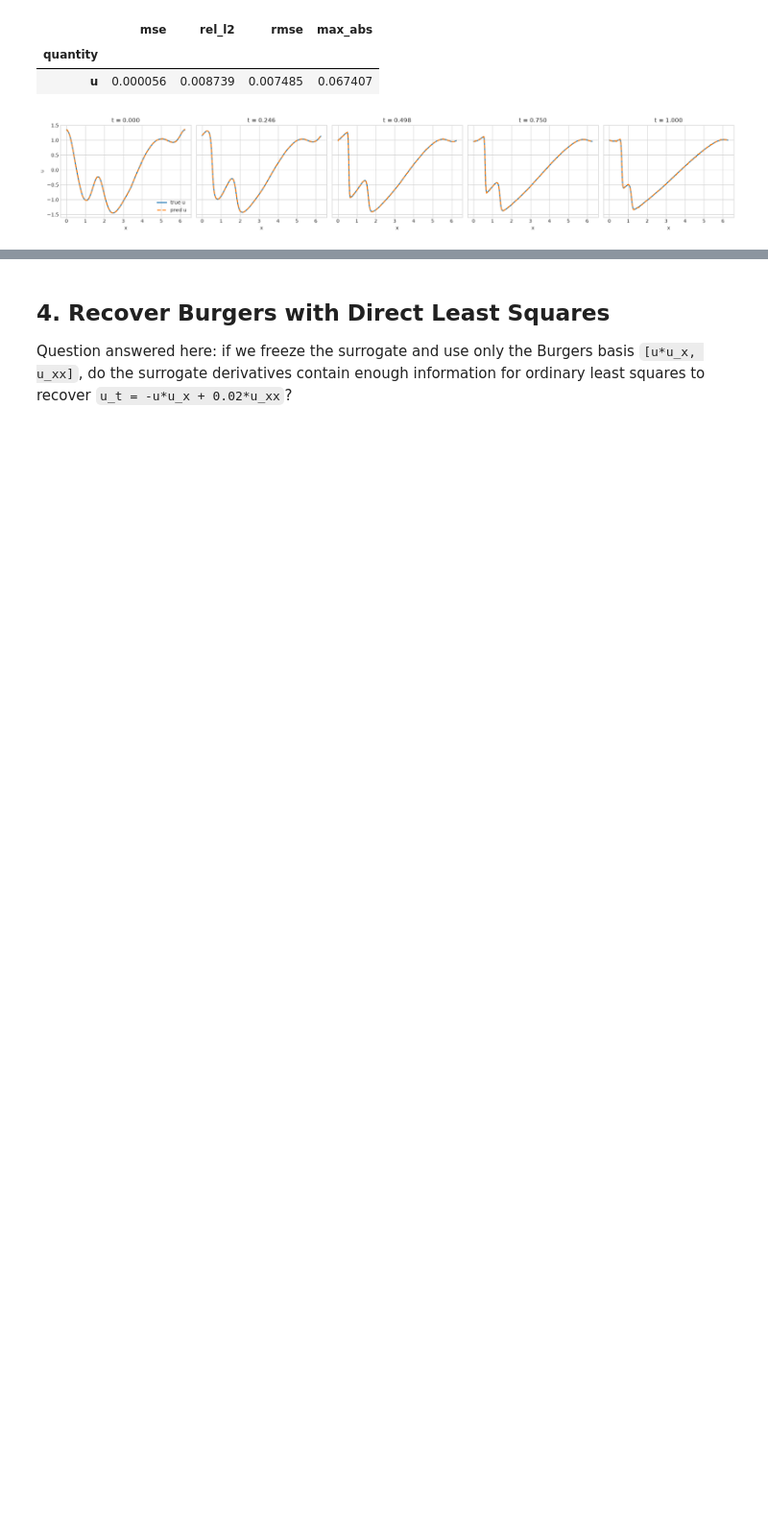
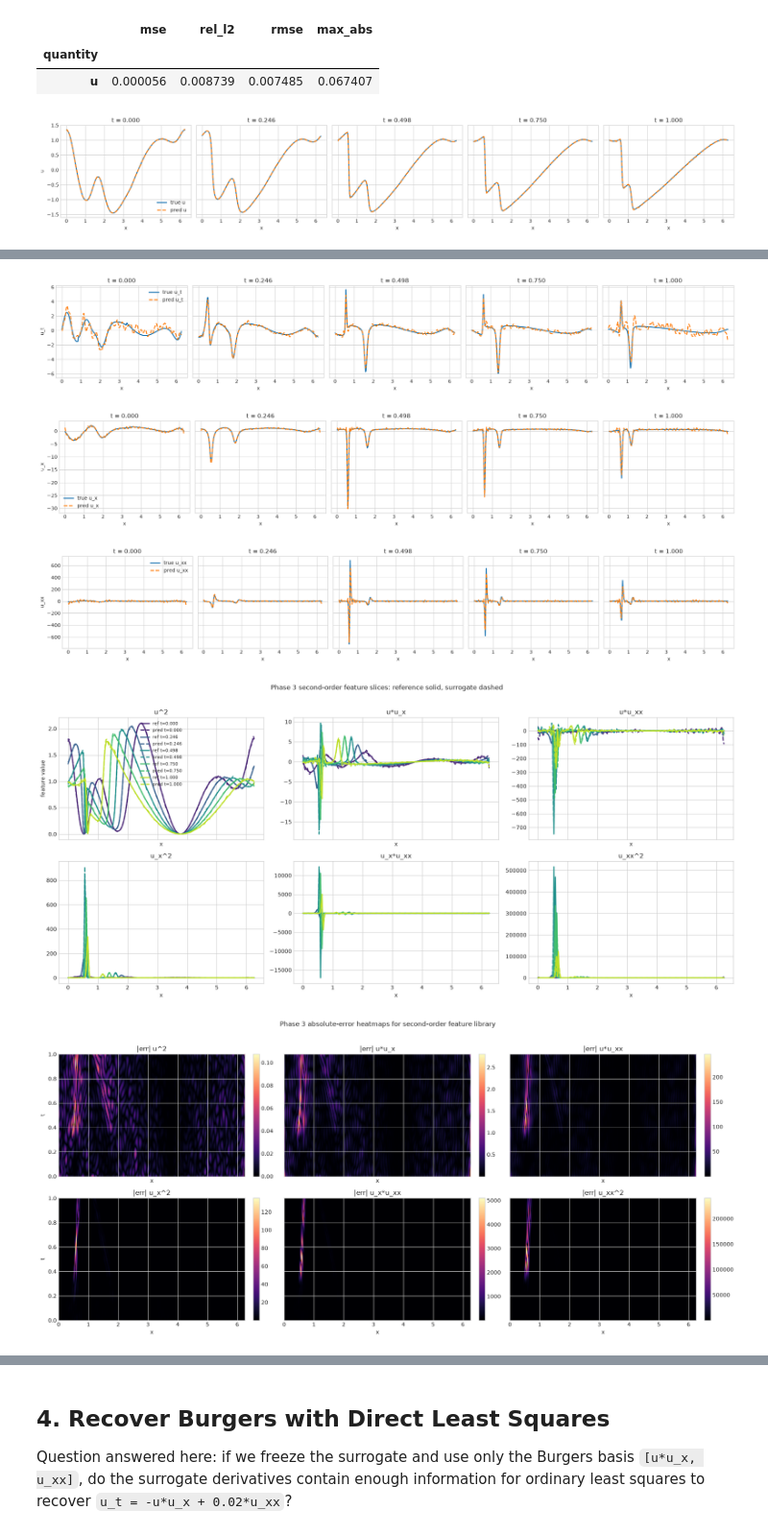
Before and after one commit to ryuFromCaillou/pde_stuff, a Jupyter notebook: notebook/diagnostics/burgers_minimal_discovery_story.ipynb, the cells around one changed output, grey strips where cells are left out. Shown at 96% size. Drawn from its saved outputs; the diff is of its cells as text; code cells hidden in the pictures; blank space fills up the shorter version.

```diff
--- a/notebook/diagnostics/burgers_minimal_discovery_story.ipynb
+++ b/notebook/diagnostics/burgers_minimal_discovery_story.ipynb
@@ -341,0 +482,80 @@ for quantity, ref_key in [("u_t", "u_t"), ("u_x", "u_x"), ("u_xx", "u_xx")]:
+# %%
+for quantity, ref_key in [("u_t", "u_t"), ("u_x", "u_x"), ("u_xx", "u_xx")]:
+    plot_time_slices(
+        x_grid,
+        reference[ref_key]["physical"],
+        pred_grid=surrogate_fields[quantity],
+        time_values=t_grid,
+        title_prefix=quantity,
+        slice_indices=slice_indices,
+    )
+
+phase3_slice_colors = plt.cm.viridis(np.linspace(0.1, 0.9, len(slice_indices)))
+fig, axes = plt.subplots(2, 3, figsize=(18, 8), sharex=True)
+axes = axes.ravel()
+for ax, feature_name in zip(axes, phase3_second_order_feature_names):
+    ref_grid = phase3_reference_feature_grids[feature_name]
+    pred_grid = phase3_surrogate_feature_grids[feature_name]
+    for color, idx in zip(phase3_slice_colors, slice_indices):
+        label_ref = f"ref t={t_grid[idx]:.3f}"
+        label_pred = f"pred t={t_grid[idx]:.3f}"
+        ax.plot(x_grid, ref_grid[idx], color=color, linewidth=2, label=label_ref)
+        ax.plot(x_grid, pred_grid[idx], color=color, linestyle="--", linewidth=2, label=label_pred)
+    ax.set_title(feature_name)
+    ax.set_xlabel("x")
+axes[0].set_ylabel("feature value")
+handles, labels = axes[0].get_legend_handles_labels()
+axes[0].legend(handles[: 2 * len(slice_indices)], labels[: 2 * len(slice_indices)], loc="best", fontsize=8)
+fig.suptitle("Phase 3 second-order feature slices: reference solid, surrogate dashed", y=1.02)
+plt.tight_layout()
+plt.show()
+
+fig, axes = plt.subplots(2, 3, figsize=(18, 8), sharex=True, sharey=True)
+axes = axes.ravel()
+for ax, feature_name in zip(axes, phase3_heatmap_feature_names):
+    abs_err = np.abs(phase3_surrogate_feature_grids[feature_name] - phase3_reference_feature_grids[feature_name])
+    im = ax.imshow(
+        abs_err,
+        aspect="auto",
+        origin="lower",
+        extent=[float(x_grid.min()), float(x_grid.max()), float(t_grid.min()), float(t_grid.max())],
+        cmap="magma",
+    )
+    ax.set_title(f"|err| {feature_name}")
+    ax.set_xlabel("x")
+    plt.colorbar(im, ax=ax, fraction=0.046, pad=0.04)
+axes[0].set_ylabel("t")
+axes[3].set_ylabel("t")
+fig.suptitle("Phase 3 absolute-error heatmaps for second-order feature library", y=1.02)
+plt.tight_layout()
+plt.show()
+
+display(phase3_feature_rank_df[["mse", "rmse", "rel_l2", "max_abs"]])
+
+phase3_rel_l2_lookup = phase3_feature_metrics_df["rel_l2"].to_dict()
+phase3_u_xx_terms = ["u*u_xx", "u_x*u_xx", "u_xx^2"]
+phase3_u_xx_term_df = phase3_feature_metrics_df.loc[phase3_u_xx_terms].sort_values("rel_l2")
+phase3_trustworthy = [name for name in phase3_feature_names if phase3_rel_l2_lookup[name] < 0.2]
+phase3_moderate = [name for name in phase3_feature_names if 0.2 <= phase3_rel_l2_lookup[name] < 0.3]
+phase3_poorly_resolved = [name for name in phase3_feature_names if phase3_rel_l2_lookup[name] >= 0.3]
+phase3_with_uxx = [name for name in phase3_feature_names if "u_xx" in name]
+phase3_without_uxx = [name for name in phase3_feature_names if "u_xx" not in name and name != "u_t"]
+phase3_median_with_uxx = float(np.median([phase3_rel_l2_lookup[name] for name in phase3_with_uxx]))
+phase3_median_without_uxx = float(np.median([phase3_rel_l2_lookup[name] for name in phase3_without_uxx]))
+
+print("Phase 3 interpretation")
+print(f"- Feature errors generally increase once second derivatives enter the library: median rel_L2 for u_xx-containing terms = {phase3_median_with_uxx:.6f} versus {phase3_median_without_uxx:.6f} for terms without u_xx.")
+print(f"- The true Burgers transport feature u*u_x has rel_L2 = {phase3_rel_l2_lookup['u*u_x']:.6f}, while u_xx-containing competitors span rel_L2 values {phase3_u_xx_term_df['rel_l2'].round(6).tolist()} for {phase3_u_xx_term_df.index.tolist()}.")
+print(f"- Worst-resolved features by rel_L2 are {phase3_feature_rank_df.sort_values('rel_l2', ascending=False).head(3).index.tolist()}, which shows how u_xx error propagates into quadratic columns seen by SymNet.")
+print(f"- Theta_pred versus Theta_ref has relative Frobenius error {phase3_theta_rel_frob:.6f}; condition numbers are {phase3_theta_ref_cond:.6e} (reference) and {phase3_theta_pred_cond:.6e} (surrogate).")
+print(f"- Largest off-diagonal correlation shift is {float(phase3_corr_abs_diff[phase3_max_corr_shift_idx]):.6f} for {phase3_feature_names[phase3_max_corr_shift_idx[0]]} vs {phase3_feature_names[phase3_max_corr_shift_idx[1]]}.")
+print(f"- Most trustworthy features at this stage (rel_L2 < 0.2): {phase3_trustworthy}.")
+print(f"- Intermediate features at this stage (0.2 <= rel_L2 < 0.3): {phase3_moderate}.")
+print(f"- Poorly resolved features at this stage (rel_L2 >= 0.3): {phase3_poorly_resolved}.")
+print("- Conclusion: Phase 3 should be read as a diagnostic of the actual discovery matrix Theta, not only of primitive derivative fields, because u_xx errors can contaminate multiple competing quadratic columns simultaneously.")
+# %% [output]
+[figure, added]
+[figure, added]
+[figure, added]
+[figure, added]
+[figure, added]
```
Also changed, not shown: parts of 21 cells of this notebook, 1 other file.
